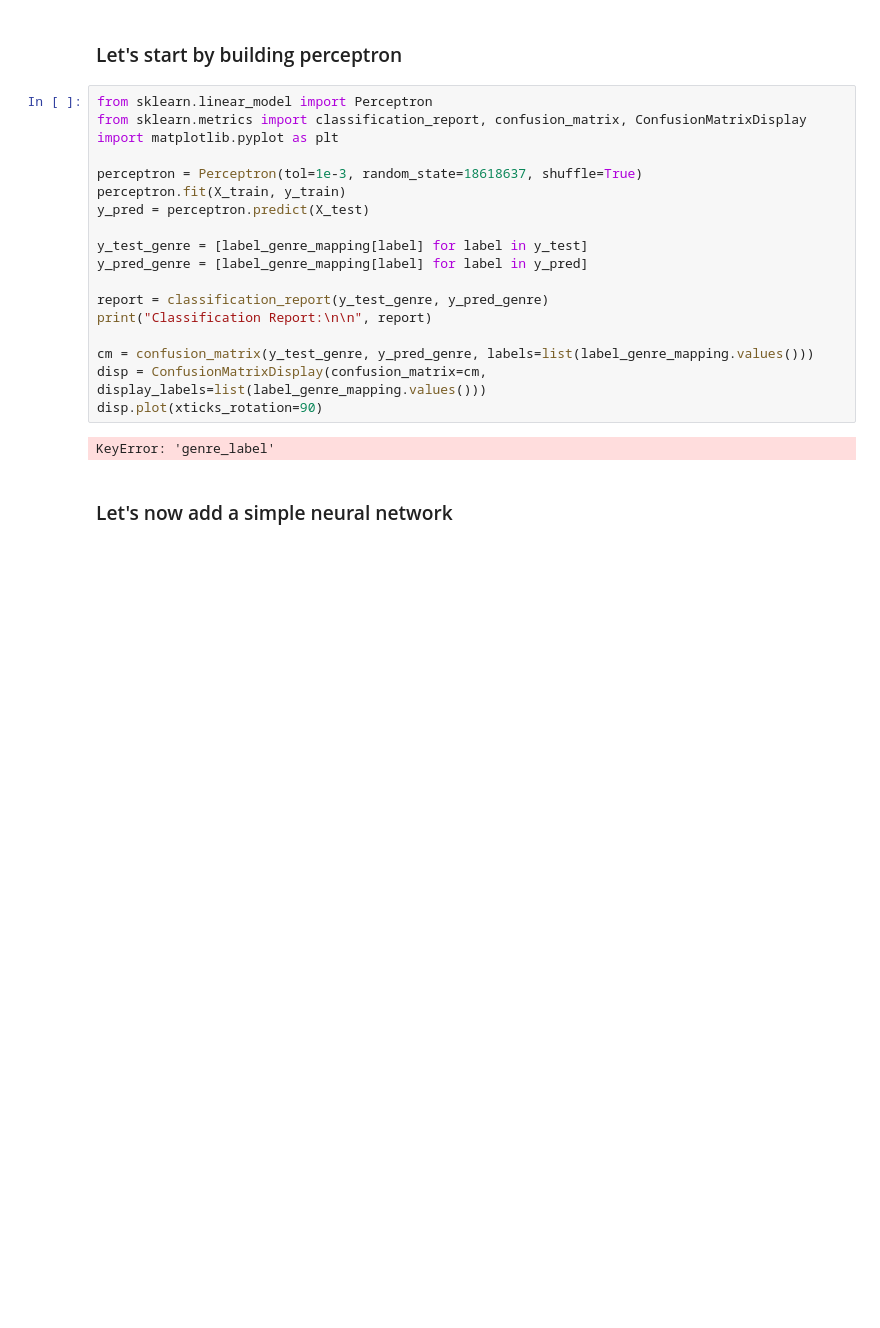
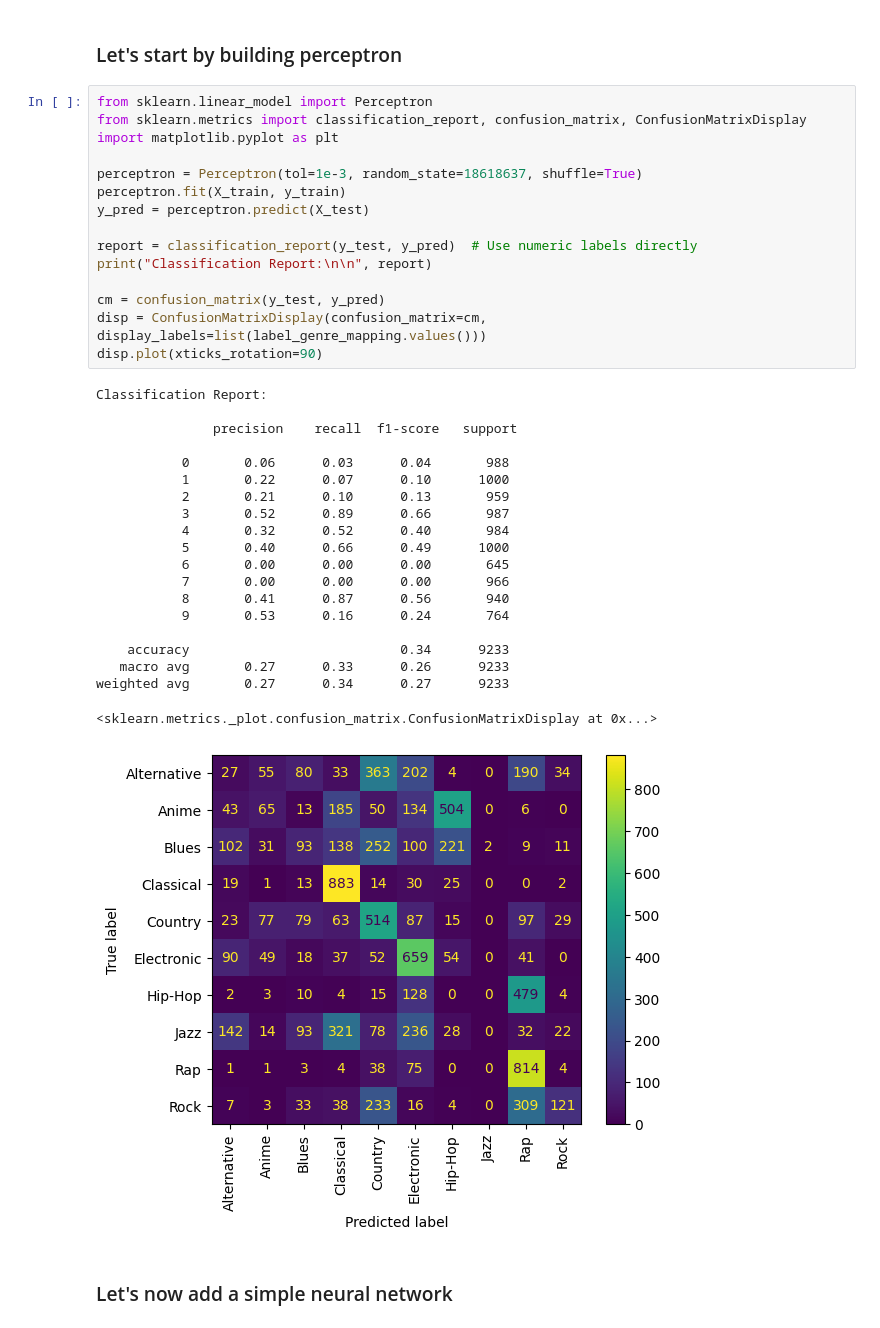
Before and after one commit to whykay-01/machine-learning-music-genre-classifier, a Jupyter notebook: classifications/capstone_classification_lda_ds.ipynb, the cells around one changed output. Drawn from its saved outputs; the diff is of its cells as text; blank space fills up the shorter version.

Commit message:
classification done

```diff
--- a/classifications/capstone_classification_lda_ds.ipynb
+++ b/classifications/capstone_classification_lda_ds.ipynb
@@ -89,23 +89,39 @@ label_genre_mapping = {
 # %%
 from sklearn.linear_model import Perceptron
 from sklearn.metrics import classification_report, confusion_matrix, ConfusionMatrixDisplay
 import matplotlib.pyplot as plt
 
 perceptron = Perceptron(tol=1e-3, random_state=18618637, shuffle=True)
 perceptron.fit(X_train, y_train)
 y_pred = perceptron.predict(X_test)
 
-y_test_genre = [label_genre_mapping[label] for label in y_test]
-y_pred_genre = [label_genre_mapping[label] for label in y_pred]
-
-report = classification_report(y_test_genre, y_pred_genre)
+report = classification_report(y_test, y_pred)  # Use numeric labels directly
 print("Classification Report:\n\n", report)
 
-cm = confusion_matrix(y_test_genre, y_pred_genre, labels=list(label_genre_mapping.values()))
+cm = confusion_matrix(y_test, y_pred)
 disp = ConfusionMatrixDisplay(confusion_matrix=cm, display_labels=list(label_genre_mapping.values()))
 disp.plot(xticks_rotation=90)
 # %% [output]
-KeyError: 'genre_label'
+Classification Report:
+
+               precision    recall  f1-score   support
+
+           0       0.06      0.03      0.04       988
+           1       0.22      0.07      0.10      1000
+           2       0.21      0.10      0.13       959
+           3       0.52      0.89      0.66       987
+           4       0.32      0.52      0.40       984
+           5       0.40      0.66      0.49      1000
+           6       0.00      0.00      0.00       645
+           7       0.00      0.00      0.00       966
+           8       0.41      0.87      0.56       940
+           9       0.53      0.16      0.24       764
+
+    accuracy                           0.34      9233
+   macro avg       0.27      0.33      0.26      9233
+weighted avg       0.27      0.34      0.27      9233
+<sklearn.metrics._plot.confusion_matrix.ConfusionMatrixDisplay at 0x...>
+[figure, added]
 # %% [markdown]
 ### Let's now add a simple neural network
 # %%
```
Also changed, not shown: parts of 18 cells of this notebook.
